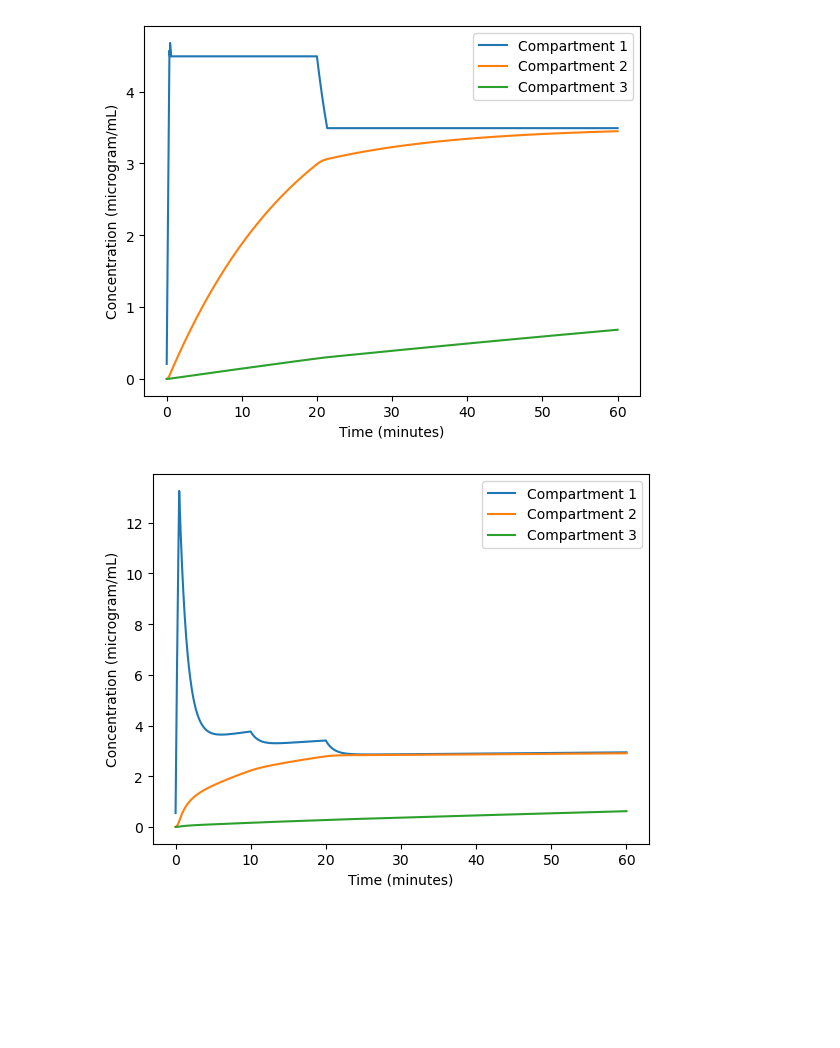
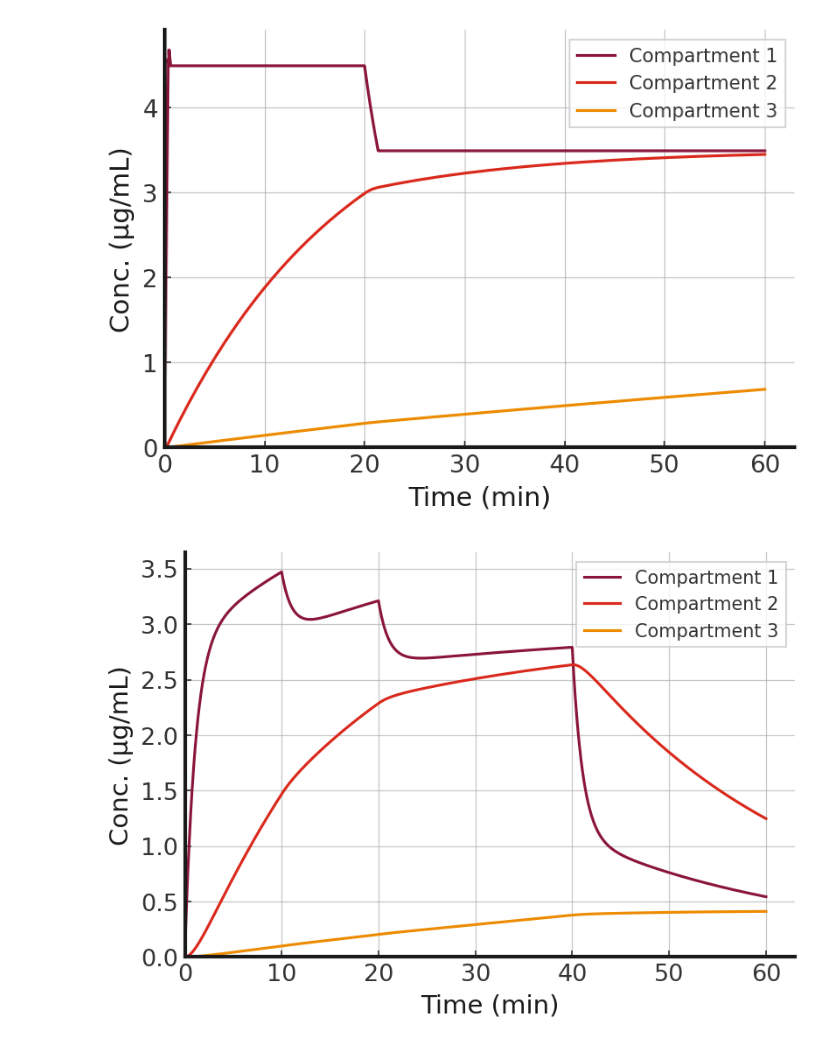
Before and after one commit to glfharris/playground, a Jupyter notebook: pharmacokinetics/Marsh and Schnider Models.ipynb, the cells around one changed output. Saved outputs shown, nothing was run; the diff lists cells and outputs as text; code cells hidden in the pictures; blank space fills up the shorter version.

```diff
--- a/pharmacokinetics/Marsh and Schnider Models.ipynb
+++ b/pharmacokinetics/Marsh and Schnider Models.ipynb
@@ -1,3 +1,9 @@
+# %%
+import numpy as np
+from scipy.integrate import odeint
+import matplotlib.pyplot as plt
+
+plt.style.use('../glfharris.mplstyle')
 # %% [markdown]
 # TCI Models
 
@@ -77,9 +81,9 @@ V1 = 0.228 * weight # volume of the first compartment (L)
 V2 = 0.463 * weight # volume of the second compartment (L)
 V3 = 2.893 * weight # volume of the third compartment (L)
 k10 = 0.119
-k12 = 0.112 # transfer rate constant from first to second compartment (1/min)
+k12 = 0.112 # transfer rate constant from first to second compartment
 k13 = 0.042
-k21 = 0.055 # transfer rate constant from second to first compartment (1/min)
+k21 = 0.055 # transfer rate constant from second to first compartment
 k31 = 0.0033
 keo = 0.26
 
@@ -98,15 +102,13 @@ C3_results = []
 inf_rates = []
 
 for x in t:
-    if x < 0.5:
-        infusion_rate = (70 / 0.5) # Infusion rate in mg/min
-    if 0.5 < x < 10:
+    if x < 10:
         infusion_rate = (10 * weight) / 60 # Turns mg/hr into mg/minute
     if 10 < x < 20:
         infusion_rate = (8 * weight) / 60
     if 20 < x < 30:
         infusion_rate = (6 * weight) / 60
-    if x > 60:
+    if x > 40:
         infusion_rate = 0
 
     dC1dt = ((k21*C2*V2 + k31*C3*V3) - (k10*C1*V1 + k12*C1*V1 + k13*C1*V1 )) / V1
@@ -125,9 +127,11 @@ for x in t:
 plt.plot(t, C1_results, label='Compartment 1')
 plt.plot(t, C2_results, label='Compartment 2')
 plt.plot(t, C3_results, label='Compartment 3')
-plt.plot(t, inf_rates, label='Infusion Rate mg/min')
-plt.xlabel('Time (minutes)')
-plt.ylabel('Concentration (microgram/mL)')
+# plt.plot(t, inf_rates, label='Infusion Rate mg/min')
+plt.xlabel('Time (min)')
+plt.xlim([0,None])
+plt.ylabel('Conc. (µg/mL)')
+plt.ylim([0,None])
 plt.legend()
 plt.show()
 # %% [output]
@@ -140,9 +144,9 @@ V1 = 0.228 * weight # volume of the first compartment (L)
 V2 = 0.463 * weight # volume of the second compartment (L)
 V3 = 2.893 * weight # volume of the third compartment (L)
 k10 = 0.119
-k12 = 0.112 # transfer rate constant from first to second compartment (1/min)
+k12 = 0.112 # transfer rate constant from first to second compartment
 k13 = 0.042
-k21 = 0.055 # transfer rate constant from second to first compartment (1/min)
+k21 = 0.055 # transfer rate constant from second to first compartment
 k31 = 0.0033
 keo = 0.26
 
@@ -201,12 +205,14 @@ plt.plot(t, C1_results, label='Compartment 1')
 plt.plot(t, C2_results, label='Compartment 2')
 plt.plot(t, C3_results, label='Compartment 3')
 #plt.plot(t, inf_rates, label='Req. Infusion Rate mg/min')
-plt.xlabel('Time (minutes)')
-plt.ylabel('Concentration (microgram/mL)')
+plt.xlabel('Time (min)')
+plt.xlim([0,None])
+plt.ylabel('Conc. (µg/mL)')
+plt.ylim([0,None])
 plt.legend()
 plt.show()
 # %% [output]
-[figure, old version]
+[figure, new version]
 # %%
 ### SCHNIDER
 
@@ -216,14 +222,14 @@ age = 50
 
 lbm = 1.1 * weight - 129 * (weight / height)**2 # In males
 
-# Define the parameters of the Schneider model
+# Define the parameters of the Schnider model
 V1 = 4.27 # volume of the first compartment (L)
 V2 = 18.9 - 0.391 * (age - 53) # volume of the second compartment (L)
 V3 = 238 # volume of the third compartment (L)
 k10 = 0.443 + 0.0107 * (weight - 77) - 0.0159 * (lbm - 59) + 0.0063 * (height - 177)
-k12 = 0.302 - 0.0056 * (age - 53) # transfer rate constant from first to second compartment (1/min)
+k12 = 0.302 - 0.0056 * (age - 53)
 k13 = 0.196
-k21 = (1.29-0.024*(age-53)) / (18.9 - 0.391*(age-53))# transfer rate constant from second to first compartment (1/min)
+k21 = (1.29-0.024*(age-53)) / (18.9 - 0.391*(age-53))
 k31 = 0.0035
 keo = 0.456
 
@@ -242,37 +248,37 @@ C3_results = []
 inf_rates = []
 
 for x in t:
-    if x < 0.5:
-        infusion_rate = (70 / 0.5) # Infusion rate in mg/min
-    if 0.5 < x < 10:
+    if x < 10:
         infusion_rate = (10 * weight) / 60 # Turns mg/hr into mg/minute
     if 10 < x < 20:
         infusion_rate = (8 * weight) / 60
     if 20 < x < 30:
         infusion_rate = (6 * weight) / 60
-    if x > 60:
+    if x > 40:
         infusion_rate = 0
 
     dC1dt = ((k21*C2*V2 + k31*C3*V3) - (k10*C1*V1 + k12*C1*V1 + k13*C1*V1 )) / V1
     dC2dt = (k12*C1*V1 - k21*C2*V2) / V2
     dC3dt = (k13*C1*V1 - k31*C3*V3) / V3
 
     C1 += (dC1dt + (infusion_rate / V1)) / 60
     C2 += (dC2dt / 60)
     C3 += (dC3dt / 60)
 
     C1_results.append(C1)
     C2_results.append(C2)
     C3_results.append(C3)
     inf_rates.append(infusion_rate)
 
 plt.plot(t, C1_results, label='Compartment 1')
 plt.plot(t, C2_results, label='Compartment 2')
 plt.plot(t, C3_results, label='Compartment 3')
 #plt.plot(t, inf_rates, label='Infusion Rate mg/min')
-plt.xlabel('Time (minutes)')
-plt.ylabel('Concentration (microgram/mL)')
+plt.xlabel('Time (min)')
+plt.xlim([0,None])
+plt.ylabel('Conc. (µg/mL)')
+plt.ylim([0,None])
 plt.legend()
 plt.show()
 # %% [output]
-[figure, old version]
+[figure, new version]
```
Also changed, not shown: parts of 2 cells of this notebook.
